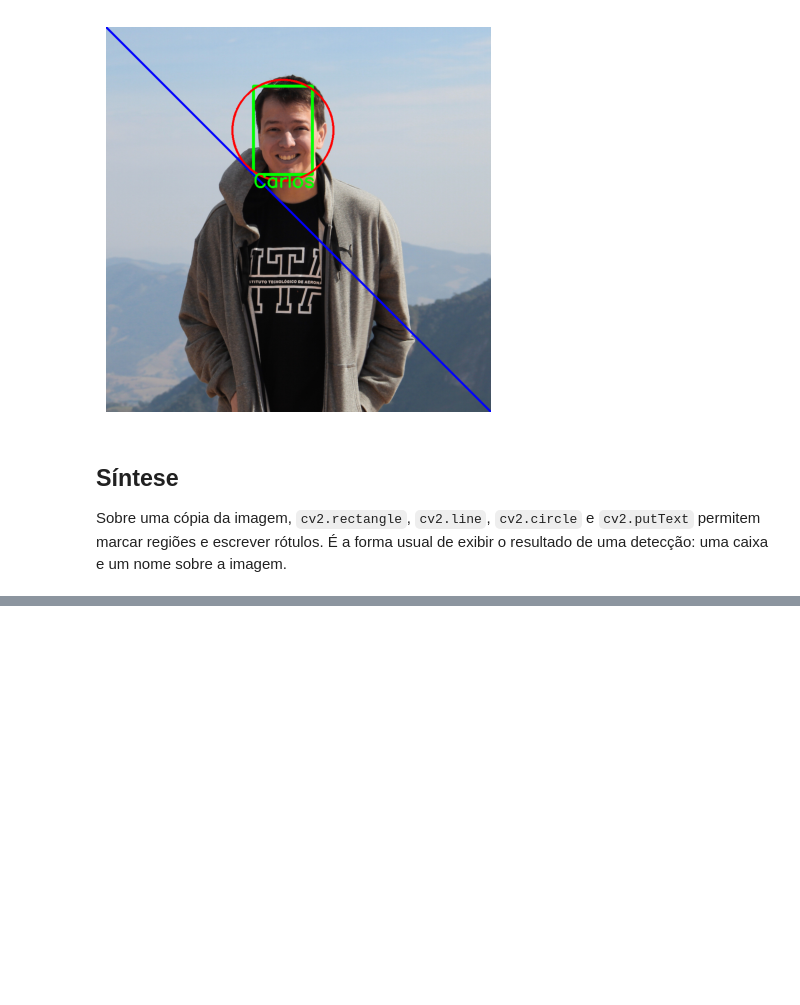
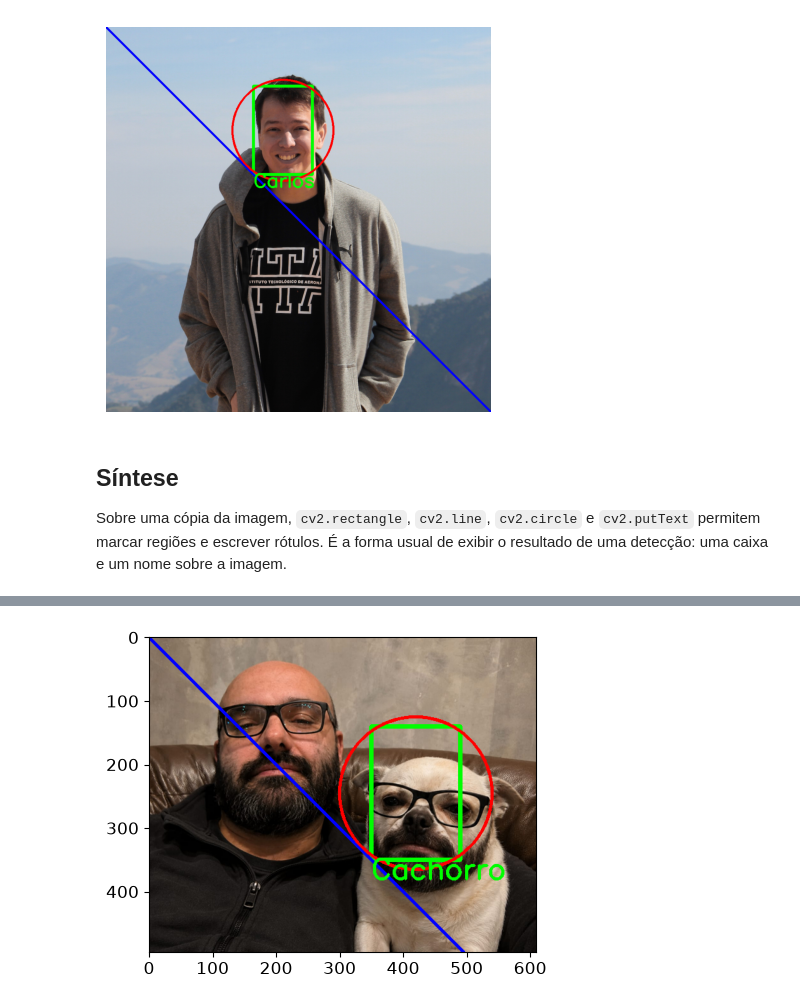
Before and after one commit to rodrigoms2004/VIS101-fundamentos-visao-computacional-sigmoidal, a Jupyter notebook: notebooks/aula_04_08.07.2026/vis101_t2_anotacoes_em_imagem.ipynb, the cells around one changed output, grey strips where cells are left out. Cells and saved outputs as stored; diff of their text form; code cells hidden in the pictures; blank space fills up the shorter version.

```diff
--- a/notebooks/aula_04_08.07.2026/vis101_t2_anotacoes_em_imagem.ipynb
+++ b/notebooks/aula_04_08.07.2026/vis101_t2_anotacoes_em_imagem.ipynb
@@ -83,0 +112,9 @@ detecção: uma caixa e um nome sobre a imagem.
+# %%
+fonte = cv2.FONT_HERSHEY_SIMPLEX
+cv2.putText(img_anotada, "Cachorro", (350, 380), fonte, 1.5, (0, 255, 0), 3)
+
+plt.imshow(img_anotada[:, :, ::-1])
+# plt.axis("off")
+plt.show()
+# %% [output]
+[figure, added]
```
Also changed, not shown: parts of 4 cells of this notebook.
